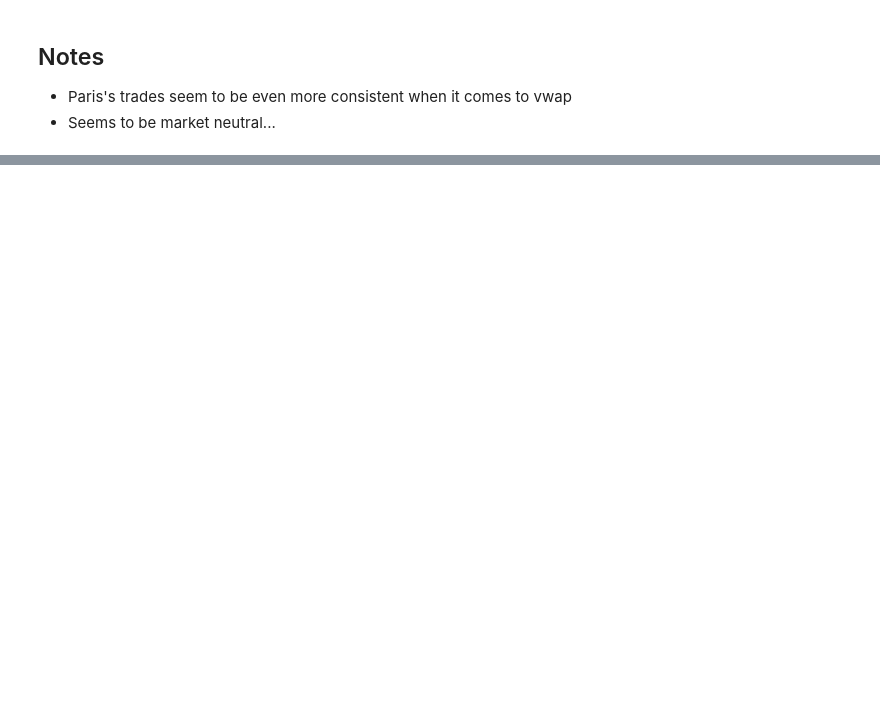
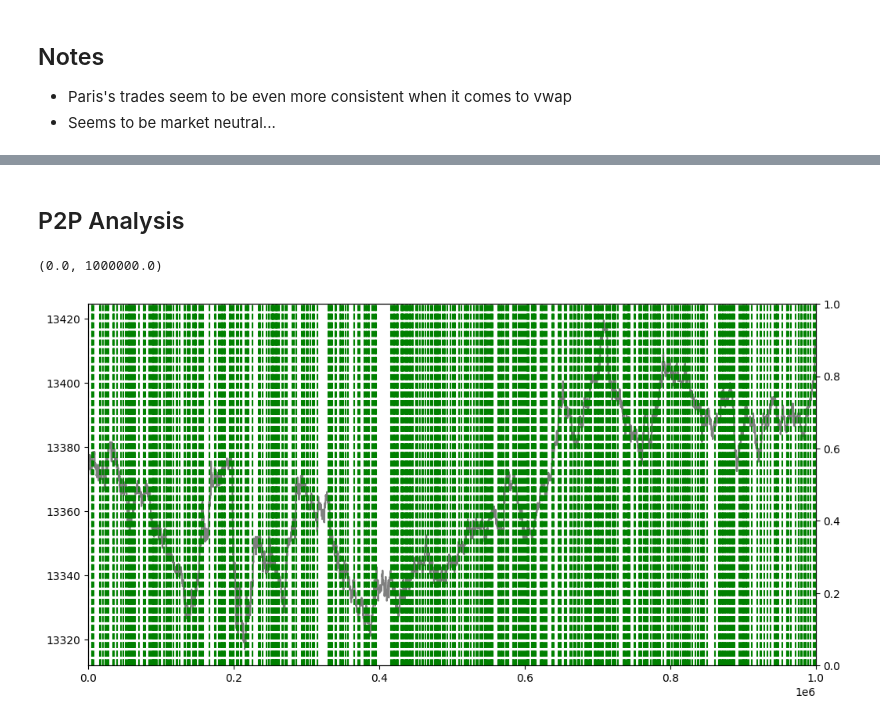
Before and after one commit to PranavMantri/imc_2025, a Jupyter notebook: notebooks/agent_jams_research.ipynb, the cells around one changed output, grey strips where cells are left out. Cells and saved outputs as stored; diff of their text form; code cells hidden in the pictures; blank space fills up the shorter version.

```diff
--- a/notebooks/agent_jams_research.ipynb
+++ b/notebooks/agent_jams_research.ipynb
@@ -306,0 +358,45 @@ here
+# %% [markdown]
+## P2P Analysis
+# %%
+day = 2
+df = day_prices[day][day_prices[day]["product"] == "DJEMBES"]
+
+fig, ax1 = plt.subplots(figsize=(12, 6))
+ax1.plot(df["timestamp"], df["mid_price"],
+            color='grey', label='Buys', alpha=1)
+
+ax2 = ax1.twinx()
+
+# df = day_trades[day][day_trades[day]["symbol"] == "PICNIC_BASKET1"]
+# df = df[(df['buyer'] == 'Camilla') & (df['seller'] == 'Pablo')]
+
+# for _, row in df.iterrows():
+#     ax2.axvline(x=row['timestamp'], color='red', linestyle='--', linewidth=1.5)
+
+
+df = day_trades[day][day_trades[day]["symbol"] == "DJEMBES"]
+df = df[(df['seller'] == 'Paris')]# & (df['buyer'] == 'Penelope')]
+
+for _, row in df.iterrows():
+    ax2.axvline(x=row['timestamp'], color='green', linestyle='--', linewidth=1.5)
+
+
+# Get first trade timestamp
+zoom_start = 0000
+zoom_end = 1_000_000
+ax1.set_xlim(zoom_start, zoom_end)
+
+
+
+# df = df[(df['buyer'] == 'Caesar')]
+
+# ax2.plot(df["timestamp"], df["price"],
+#             color='green', label='Buys', alpha=1)
+
+# df = df[(df['seller'] == 'Camilla')]
+
+# ax2.plot(df["timestamp"], df["price"],
+#             color='red', label='Sells', alpha=1)
+# %% [output]
+(0.0, 1000000.0)
+[figure, added]
```
Also changed, not shown: parts of 8 cells of this notebook, 2 other files.
